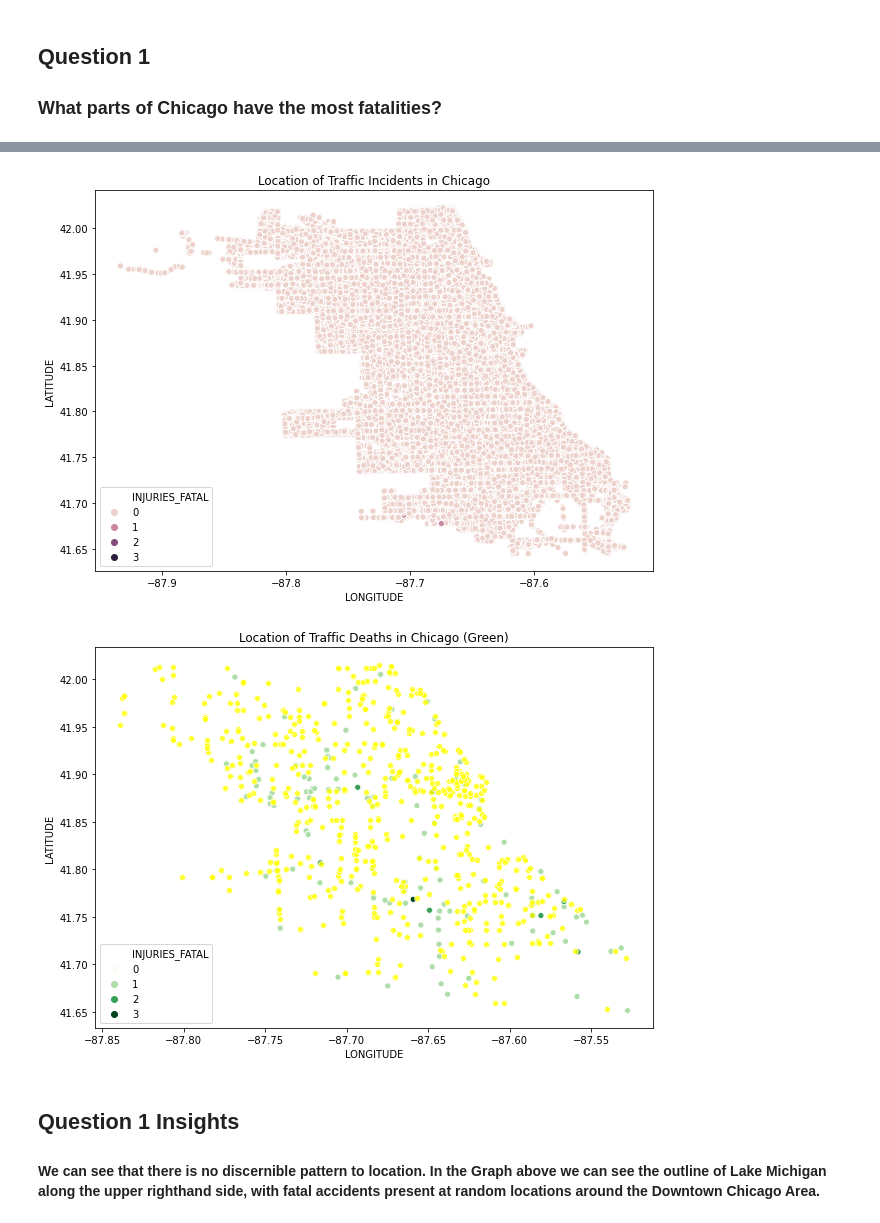
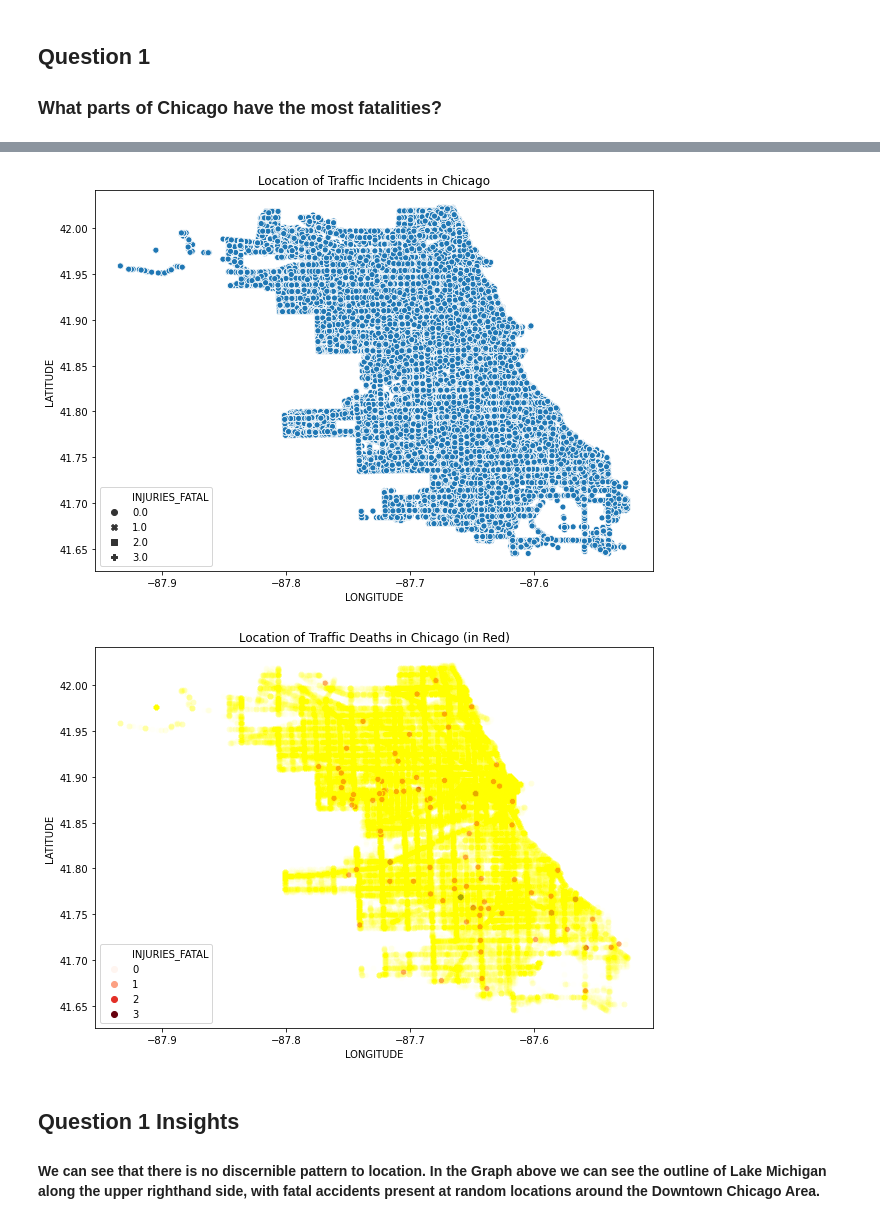
Before and after one commit to JosephDenney/ChicagoCrashes, a Jupyter notebook: Question1.ipynb, the cells around one changed output, grey strips where cells are left out. Saved outputs shown, nothing was run; the diff lists cells and outputs as text; code cells hidden in the pictures.

```diff
--- a/Question1.ipynb
+++ b/Question1.ipynb
@@ -62,21 +62,21 @@ memory usage: 424.3+ MB
 df1 = df[df['INJURIES_FATAL'] > 0]
 # %%
 plt.figure(figsize=(10,7))
-sns.scatterplot(x=df['LONGITUDE'],y=df['LATITUDE'],hue=df['INJURIES_FATAL'])
+sns.scatterplot(x=df['LONGITUDE'],y=df['LATITUDE'],style=df['INJURIES_FATAL'])
 plt.legend(loc='lower left')
 plt.title('Location of Traffic Incidents in Chicago')
 plt.show()
 # %% [output]
-[figure, old version]
+[figure, new version]
 # %%
 plt.figure(figsize=(10,7))
-sns.scatterplot(x=df1['LONGITUDE'],y=df1['LATITUDE'],hue=df['INJURIES_FATAL'],palette='Greens')
-sns.scatterplot(x=df2['LONGITUDE'],y=df2['LATITUDE'],color='Yellow',legend='brief',alpha=.8)
+sns.scatterplot(x=df1['LONGITUDE'],y=df1['LATITUDE'],hue=df['INJURIES_FATAL'],palette='Reds')
+sns.scatterplot(x=df['LONGITUDE'],y=df['LATITUDE'],color='Yellow',legend='brief',alpha=.01)
 plt.legend(loc='lower left')
-plt.title('Location of Traffic Deaths in Chicago (Green)')
+plt.title('Location of Traffic Deaths in Chicago (in Red)')
 plt.show()
 # %% [output]
-[figure, old version]
+[figure, new version]
 # %% [markdown]
 ## Question 1 Insights
 
```
Also changed, not shown: parts of 2 cells of this notebook, 9 other files.
